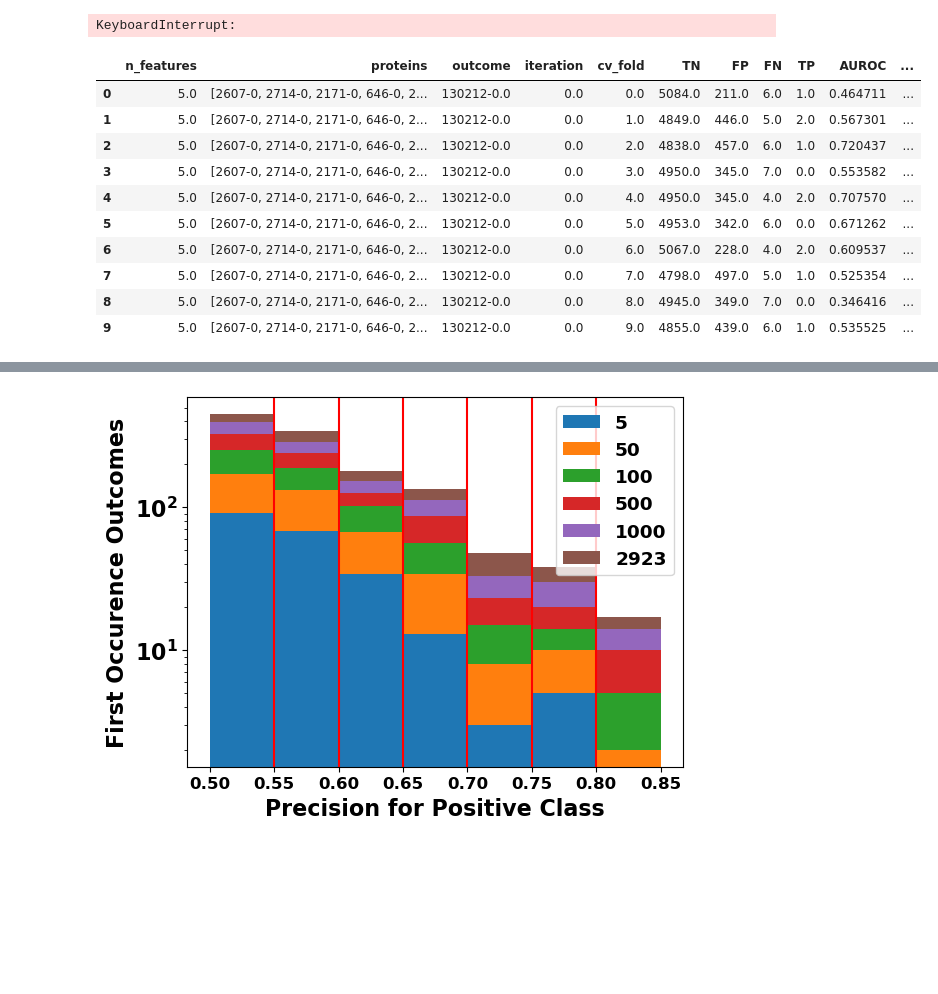
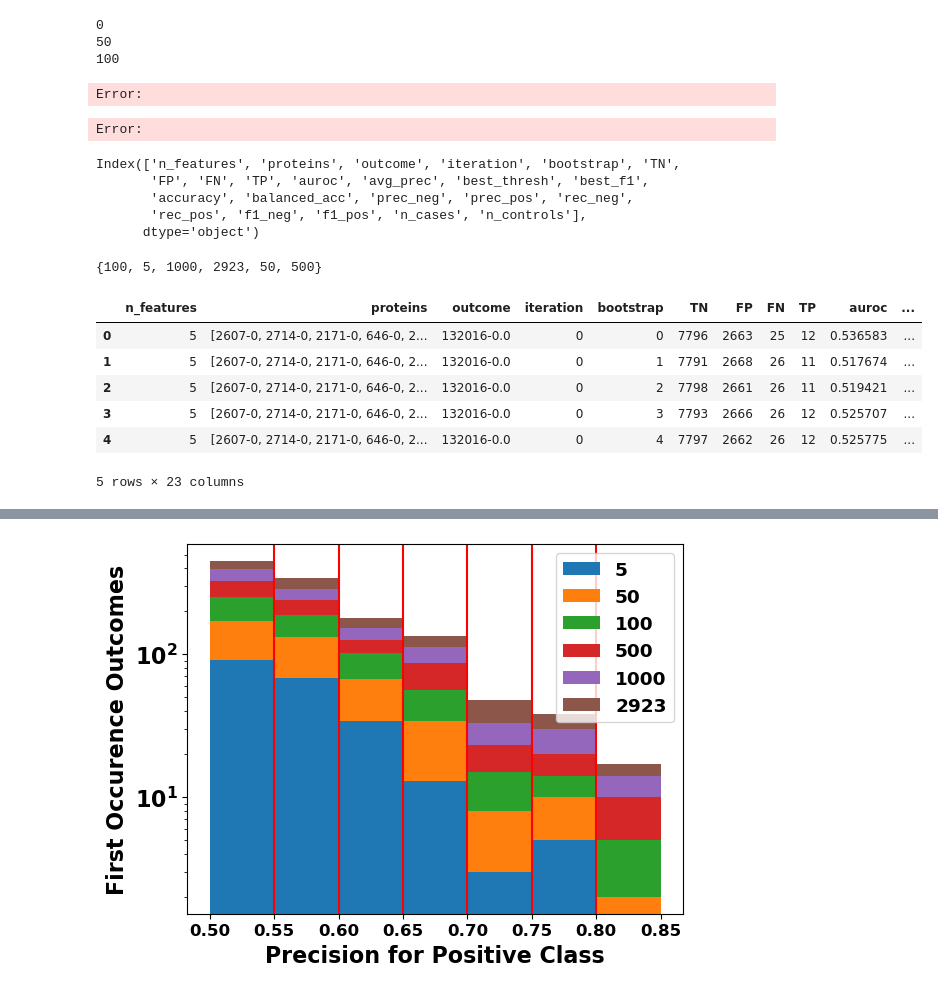
Before and after one commit to RandallJEllis/rfb, a Jupyter notebook: rfb.ipynb, the cells around one changed output, grey strips where cells are left out. Saved outputs shown, nothing was run; the diff lists cells and outputs as text; code cells hidden in the pictures; blank space fills up the shorter version.

```diff
--- a/rfb.ipynb
+++ b/rfb.ipynb
@@ -100,11 +23,17 @@ len(auroc_l)
+# %%
+path = '../tidy_data/bootstrap'
+files = os.listdir(path)
 # %%
-list_dfs = []
+df_l = []
 
-for f in fol_fil:
-    if "results_" in f:
-        df = pd.read_parquet(path + f)
-        list_dfs.append(df)
-print(len(list_dfs))
+for i,f in enumerate(files):
+    if i % 50 == 0: print(i)
+    df = pd.read_parquet(f'{path}/{f}')
+    df_l.append(df)
 # %% [output]
-KeyboardInterrupt:
+0
+50
+100
+Error:
+Error:
 # %%
@@ -112 +44,21 @@ res = pd.concat(list_dfs)
+# %%
+res.columns
+# %% [output]
+Index(['n_features', 'proteins', 'outcome', 'iteration', 'bootstrap', 'TN',
+       'FP', 'FN', 'TP', 'auroc', 'avg_prec', 'best_thresh', 'best_f1',
+       'accuracy', 'balanced_acc', 'prec_neg', 'prec_pos', 'rec_neg',
+       'rec_pos', 'f1_neg', 'f1_pos', 'n_cases', 'n_controls'],
+      dtype='object')
+# %%
+print(set(res.n_features))
+res.head()
+# %% [output]
+{100, 5, 1000, 2923, 50, 500}
+|  | n_features | proteins | outcome | iteration | bootstrap | TN | FP | FN | TP | auroc | ... |
+| 0 | 5 | [2607-0, 2714-0, 2171-0, 646-0, 2... | 132016-0.0 | 0 | 0 | 7796 | 2663 | 25 | 12 | 0.536583 | ... |
+| 1 | 5 | [2607-0, 2714-0, 2171-0, 646-0, 2... | 132016-0.0 | 0 | 1 | 7791 | 2668 | 26 | 11 | 0.517674 | ... |
+| 2 | 5 | [2607-0, 2714-0, 2171-0, 646-0, 2... | 132016-0.0 | 0 | 2 | 7798 | 2661 | 26 | 11 | 0.519421 | ... |
+| 3 | 5 | [2607-0, 2714-0, 2171-0, 646-0, 2... | 132016-0.0 | 0 | 3 | 7793 | 2666 | 26 | 12 | 0.525707 | ... |
+| 4 | 5 | [2607-0, 2714-0, 2171-0, 646-0, 2... | 132016-0.0 | 0 | 4 | 7797 | 2662 | 26 | 12 | 0.525775 | ... |
+5 rows × 23 columns
 # %%
@@ -114,14 +68,0 @@ dfres = res.groupby(['outcome', 'n_features']).mean([['AUROC', 'TN', 'FP', 'FN',
-# %%
-res.iloc[:10]
-# %% [output]
-|  | n_features | proteins | outcome | iteration | cv_fold | TN | FP | FN | TP | AUROC | ... |
-| 0 | 5.0 | [2607-0, 2714-0, 2171-0, 646-0, 2... | 130212-0.0 | 0.0 | 0.0 | 5084.0 | 211.0 | 6.0 | 1.0 | 0.464711 | ... |
-| 1 | 5.0 | [2607-0, 2714-0, 2171-0, 646-0, 2... | 130212-0.0 | 0.0 | 1.0 | 4849.0 | 446.0 | 5.0 | 2.0 | 0.567301 | ... |
-| 2 | 5.0 | [2607-0, 2714-0, 2171-0, 646-0, 2... | 130212-0.0 | 0.0 | 2.0 | 4838.0 | 457.0 | 6.0 | 1.0 | 0.720437 | ... |
-| 3 | 5.0 | [2607-0, 2714-0, 2171-0, 646-0, 2... | 130212-0.0 | 0.0 | 3.0 | 4950.0 | 345.0 | 7.0 | 0.0 | 0.553582 | ... |
-| 4 | 5.0 | [2607-0, 2714-0, 2171-0, 646-0, 2... | 130212-0.0 | 0.0 | 4.0 | 4950.0 | 345.0 | 4.0 | 2.0 | 0.707570 | ... |
-| 5 | 5.0 | [2607-0, 2714-0, 2171-0, 646-0, 2... | 130212-0.0 | 0.0 | 5.0 | 4953.0 | 342.0 | 6.0 | 0.0 | 0.671262 | ... |
-| 6 | 5.0 | [2607-0, 2714-0, 2171-0, 646-0, 2... | 130212-0.0 | 0.0 | 6.0 | 5067.0 | 228.0 | 4.0 | 2.0 | 0.609537 | ... |
-| 7 | 5.0 | [2607-0, 2714-0, 2171-0, 646-0, 2... | 130212-0.0 | 0.0 | 7.0 | 4798.0 | 497.0 | 5.0 | 1.0 | 0.525354 | ... |
-| 8 | 5.0 | [2607-0, 2714-0, 2171-0, 646-0, 2... | 130212-0.0 | 0.0 | 8.0 | 4945.0 | 349.0 | 7.0 | 0.0 | 0.346416 | ... |
-| 9 | 5.0 | [2607-0, 2714-0, 2171-0, 646-0, 2... | 130212-0.0 | 0.0 | 9.0 | 4855.0 | 439.0 | 6.0 | 1.0 | 0.535525 | ... |
```
Also changed, not shown: parts of 18 cells of this notebook, 4 other files.
